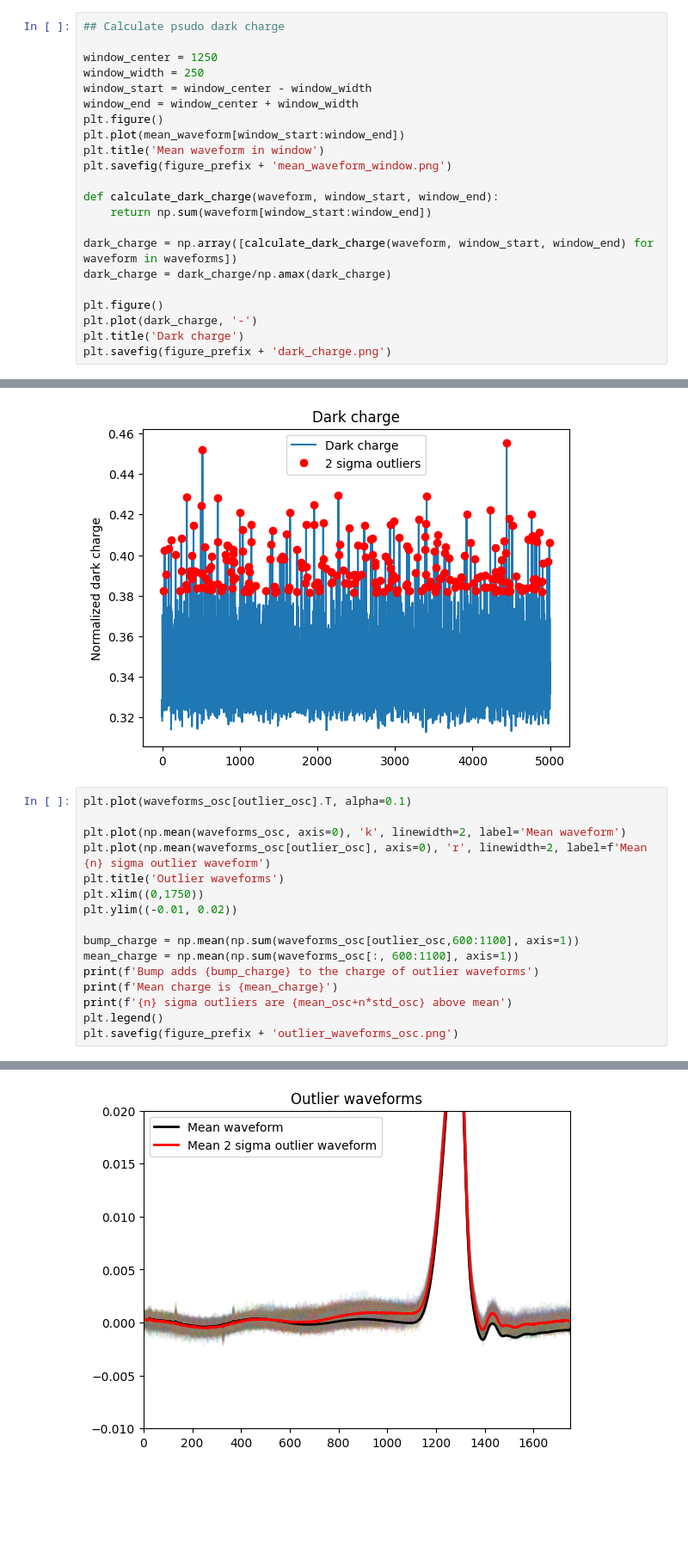
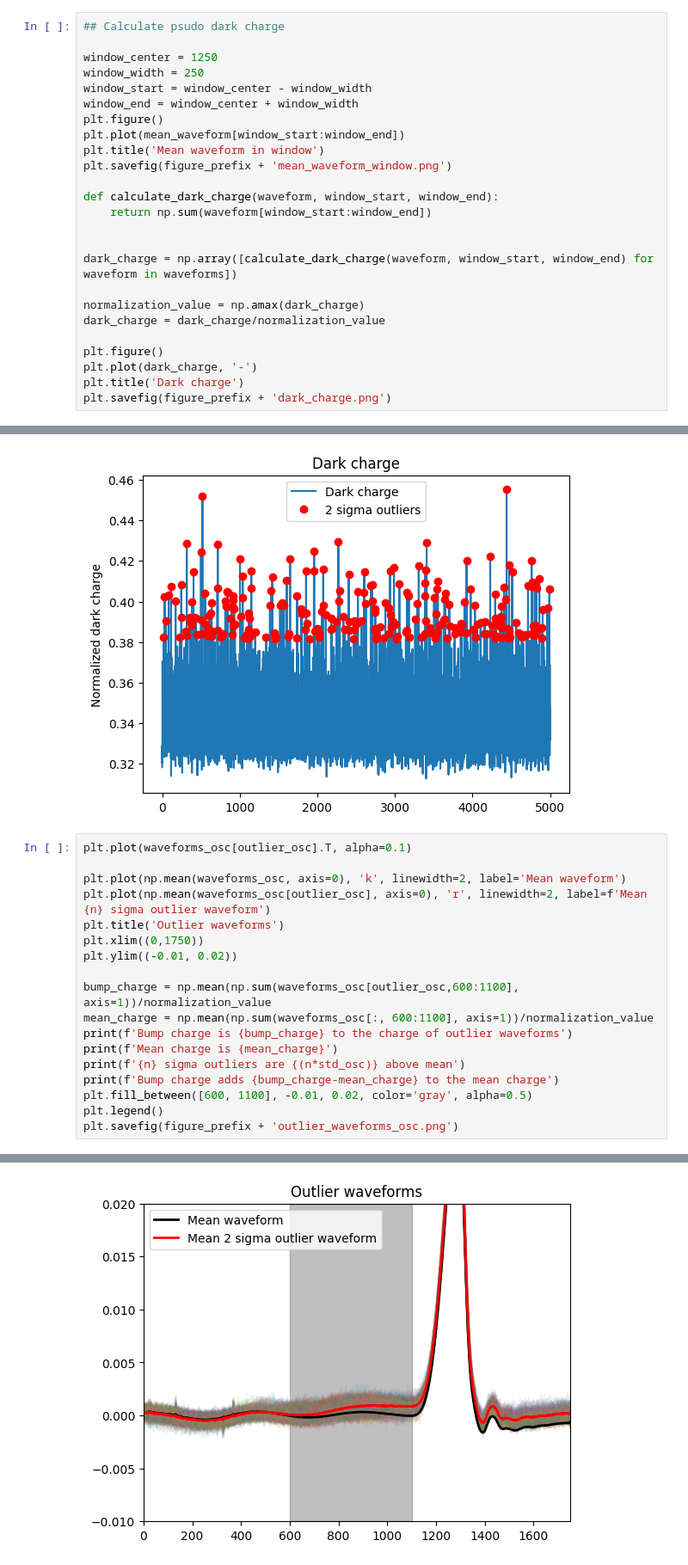
Before and after one commit to stormmathisen/dark_current_data_analysis, a Jupyter notebook: breakdown_wave_analysis.ipynb, the cells around one changed output, grey strips where cells are left out. Shown: that part at 86% size. Drawn from its saved outputs; the diff is of its cells as text; blank space fills up the shorter version.

```diff
--- a/breakdown_wave_analysis.ipynb
+++ b/breakdown_wave_analysis.ipynb
@@ -35,8 +35,11 @@ plt.savefig(figure_prefix + 'mean_waveform_window.png')
 def calculate_dark_charge(waveform, window_start, window_end):
     return np.sum(waveform[window_start:window_end])
 
+
 dark_charge = np.array([calculate_dark_charge(waveform, window_start, window_end) for waveform in waveforms])
-dark_charge = dark_charge/np.amax(dark_charge)
+
+normalization_value = np.amax(dark_charge)
+dark_charge = dark_charge/normalization_value
 
 plt.figure()
 plt.plot(dark_charge, '-')
@@ -106,11 +109,13 @@ plt.title('Outlier waveforms')
 plt.xlim((0,1750))
 plt.ylim((-0.01, 0.02))
 
-bump_charge = np.mean(np.sum(waveforms_osc[outlier_osc,600:1100], axis=1))
-mean_charge = np.mean(np.sum(waveforms_osc[:, 600:1100], axis=1))
-print(f'Bump adds {bump_charge} to the charge of outlier waveforms')
+bump_charge = np.mean(np.sum(waveforms_osc[outlier_osc,600:1100], axis=1))/normalization_value
+mean_charge = np.mean(np.sum(waveforms_osc[:, 600:1100], axis=1))/normalization_value
+print(f'Bump charge is {bump_charge} to the charge of outlier waveforms')
 print(f'Mean charge is {mean_charge}')
-print(f'{n} sigma outliers are {mean_osc+n*std_osc} above mean')
+print(f'{n} sigma outliers are {(n*std_osc)} above mean')
+print(f'Bump charge adds {bump_charge-mean_charge} to the mean charge')
+plt.fill_between([600, 1100], -0.01, 0.02, color='gray', alpha=0.5)
 plt.legend()
 plt.savefig(figure_prefix + 'outlier_waveforms_osc.png')
 # %% [output]
@@ -120 +126 @@ Mean charge is 0.03696943516190905
-[figure, old version]
+[figure, new version]
```
Also changed, not shown: parts of 1 cell of this notebook.
